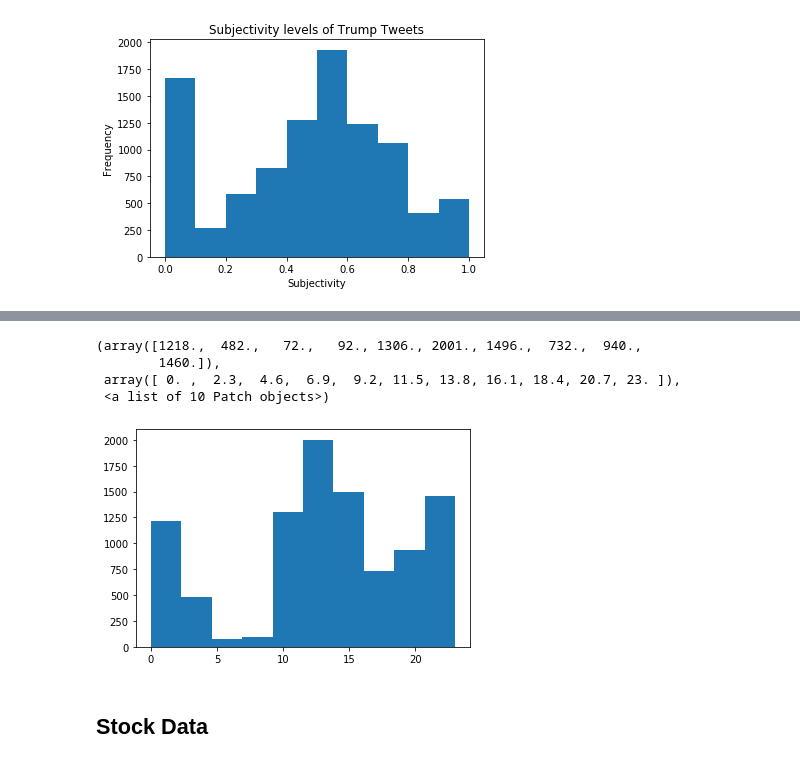
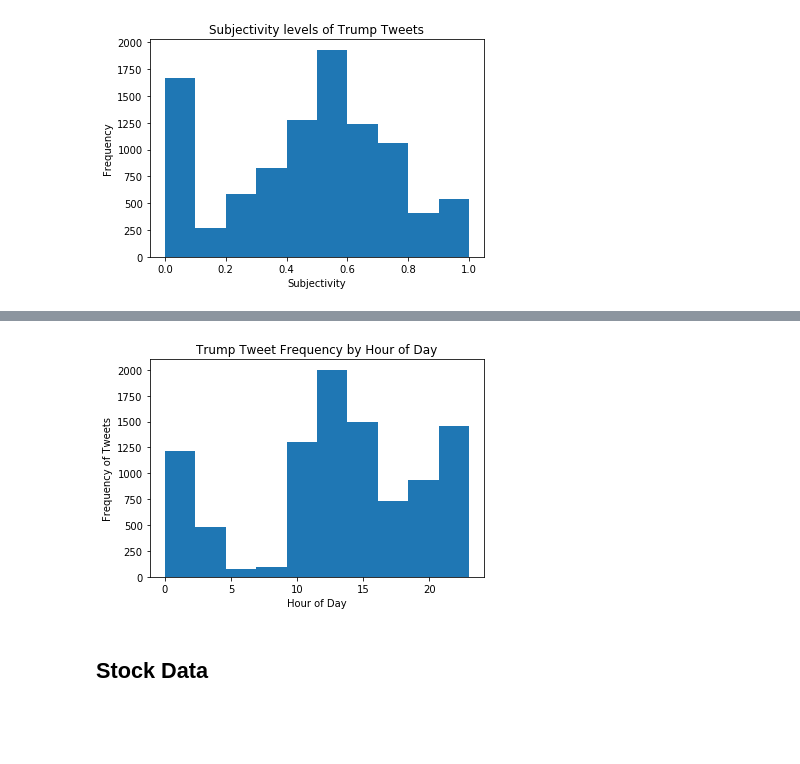
Before and after one commit to blue46jhl/CS109A-Final-Project, a Jupyter notebook: SentimentAnalysis.ipynb, the cells around one changed output, grey strips where cells are left out. Saved outputs shown, nothing was run; the diff lists cells and outputs as text; code cells hidden in the pictures; blank space fills up the shorter version.

```diff
--- a/SentimentAnalysis.ipynb
+++ b/SentimentAnalysis.ipynb
@@ -153,11 +157,11 @@ plt.hist(np.add([r.year for r in tweets[tweets['china']==1]['created_at']], [0.5
 # %%
 plt.hist([r.hour for r in tweets.created_at])
+plt.xlabel('Hour of Day')
+plt.ylabel('Frequency of Tweets')
+plt.title('Trump Tweet Frequency by Hour of Day')
+plt.show()
 # %% [output]
-(array([1218.,  482.,   72.,   92., 1306., 2001., 1496.,  732.,  940.,
-        1460.]),
- array([ 0. ,  2.3,  4.6,  6.9,  9.2, 11.5, 13.8, 16.1, 18.4, 20.7, 23. ]),
- <a list of 10 Patch objects>)
-[figure, old version]
+[figure, new version]
 # %% [markdown]
 ## Stock Data
 # %%
```
Also changed, not shown: parts of 7 cells of this notebook, 1 other file.
